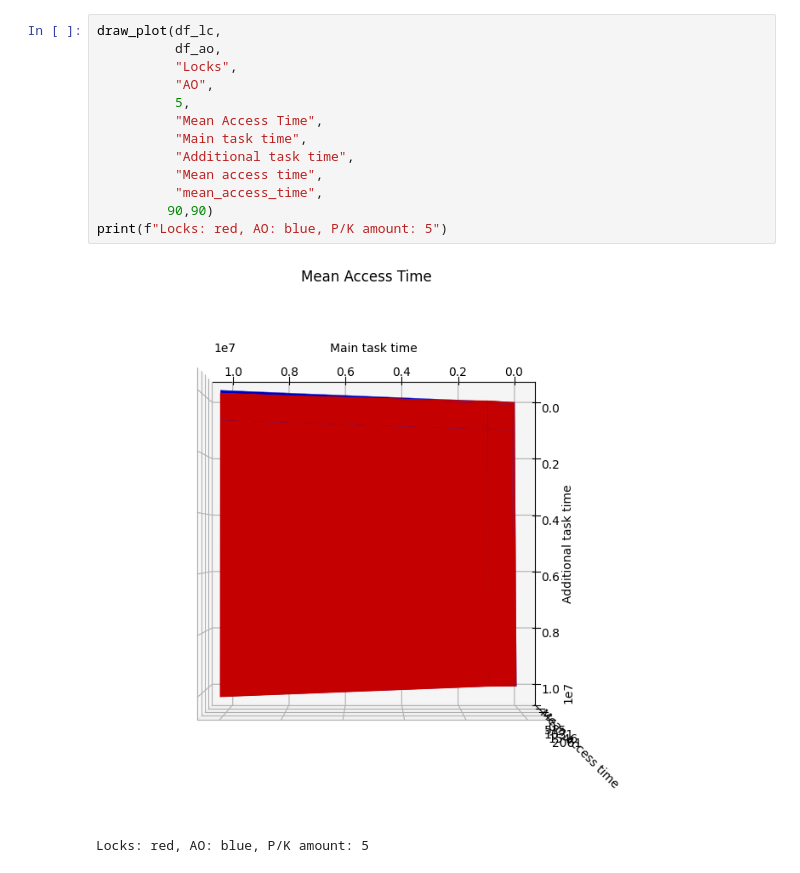
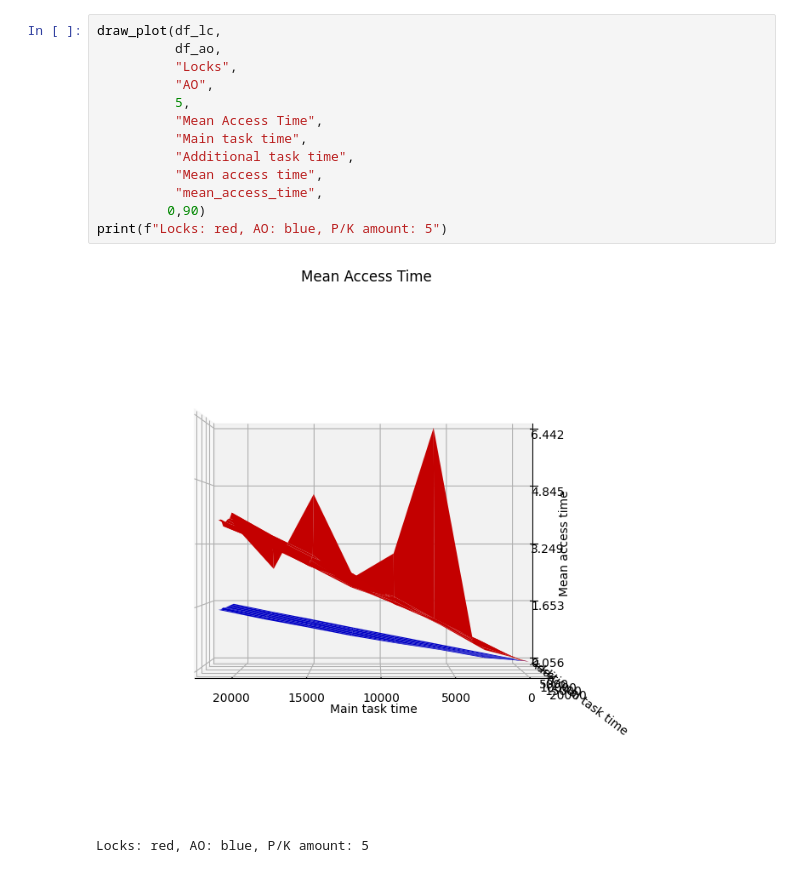
Before and after one commit to rafibz007/TW-labs, a Jupyter notebook: Lab7/doc.ipynb, the cells around one changed output. Drawn from its saved outputs; the diff is of its cells as text.

```diff
--- a/Lab7/doc.ipynb
+++ b/Lab7/doc.ipynb
@@ -129,22 +136,22 @@ def draw_plot(df_lc,
 #     ax.legend()
 
     plt.show()
-# %%
-draw_plot(df_lc,
-          df_ao,
-          "Locks",
-          "AO",
-          5,
-          "Mean Access Time",
-          "Main task time",
-          "Additional task time",
-          "Mean access time",
-          "mean_access_time",
-         90,90)
-print(f"Locks: red, AO: blue, P/K amount: 5")
-# %% [output]
-[figure, removed]
-Locks: red, AO: blue, P/K amount: 5
+# %%
+draw_plot(df_lc,
+          df_ao,
+          "Locks",
+          "AO",
+          5,
+          "Mean Access Time",
+          "Main task time",
+          "Additional task time",
+          "Mean access time",
+          "mean_access_time",
+         0,90)
+print(f"Locks: red, AO: blue, P/K amount: 5")
+# %% [output]
+[figure, added]
+Locks: red, AO: blue, P/K amount: 5
 # %%
 draw_plot(df_lc,
           df_ao,
```
Also changed, not shown: parts of 6 cells of this notebook, 5 other files.
